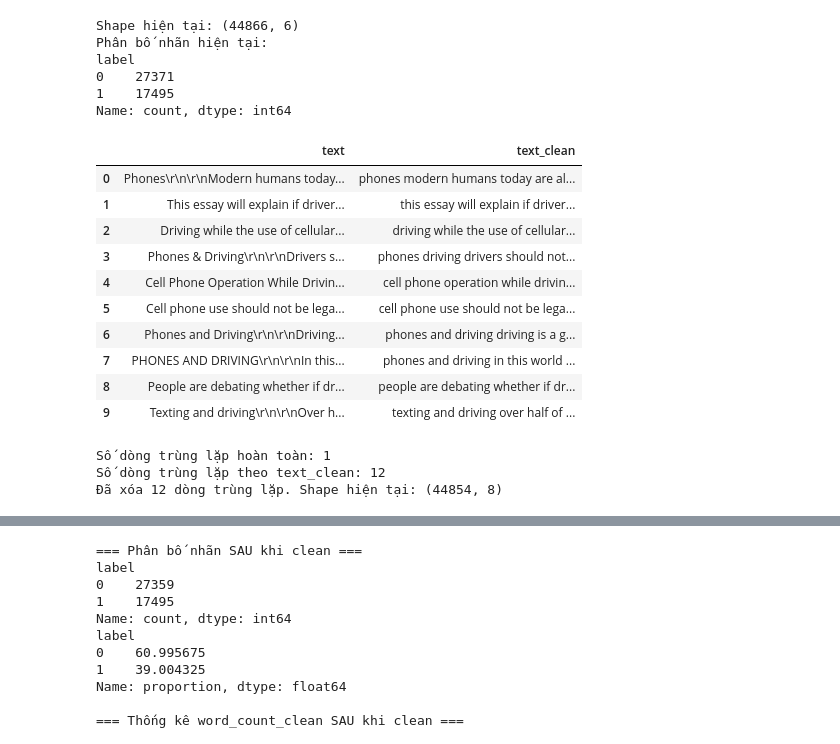
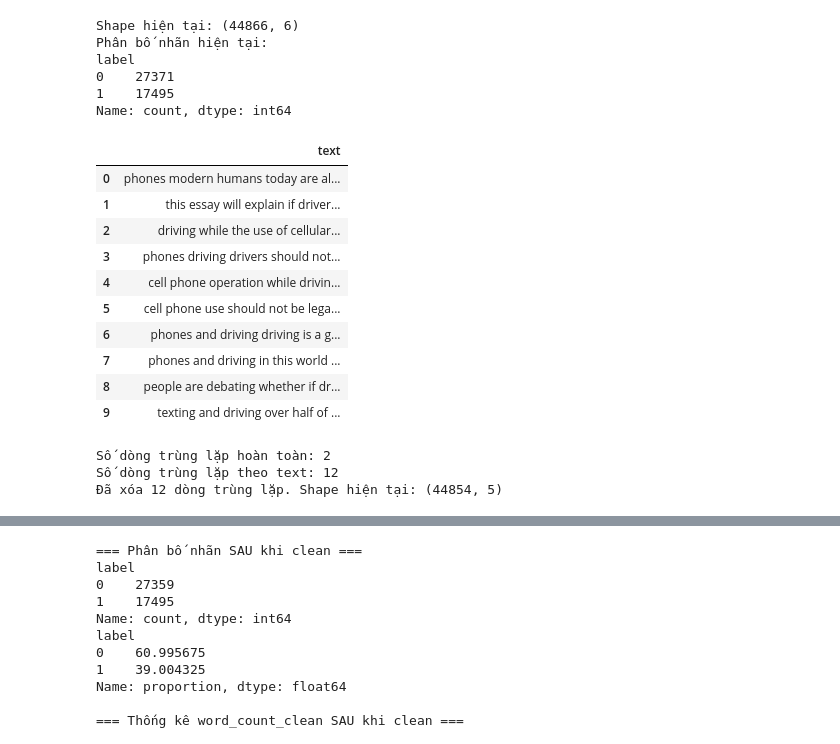
Before and after one commit to KietNH-ai/AI-Generated-Text-Essay-Detection, a Jupyter notebook: notebooks/02_data_cleanning.ipynb, the cells around one changed output, grey strips where cells are left out. Saved outputs shown, nothing was run; the diff lists cells and outputs as text; code cells hidden in the pictures.

Commit message:
clean code

```diff
--- a/notebooks/02_data_cleanning.ipynb
+++ b/notebooks/02_data_cleanning.ipynb
@@ -68,47 +68,48 @@ Name: count, dtype: int64
 # %%
 #chuẩn hóa
 import re
 
 def clean_text(text):
     text = text.lower()                                  # chuyển chữ thường
     text = re.sub(r'http\S+|www\S+', '', text)            # xóa URL
     text = re.sub(r'\S+@\S+', '', text)                   # xóa email
     text = re.sub(r'<.*?>', '', text)                      # xóa HTML tag nếu có
     text = re.sub(r'[^a-zA-Z0-9\s\.\,\!\?\']', ' ', text)  # giữ lại chữ, số, dấu câu cơ bản
     text = re.sub(r'\s+', ' ', text).strip()               # xóa khoảng trắng thừa
     return text
 
-train_df['text_clean'] = train_df['text'].apply(clean_text)
+train_df['text'] = train_df['text'].apply(clean_text)
 
 # Cập nhật lại word_count sau khi làm sạch
-train_df['word_count_clean'] = train_df['text_clean'].apply(lambda x: len(x.split()))
+train_df = train_df.drop(['RDizzl3_seven','word_count'],axis=1)
+train_df['word_count'] = train_df['text'].apply(lambda x: len(x.split()))
 
-train_df[['text', 'text_clean']].head(10)
+train_df[['text']].head(10)
 # %% [output]
-|  | text | text_clean |
-| 0 | Phones\r\n\r\nModern humans today... | phones modern humans today are al... |
-| 1 | This essay will explain if driver... | this essay will explain if driver... |
-| 2 | Driving while the use of cellular... | driving while the use of cellular... |
-| 3 | Phones & Driving\r\n\r\nDrivers s... | phones driving drivers should not... |
-| 4 | Cell Phone Operation While Drivin... | cell phone operation while drivin... |
-| 5 | Cell phone use should not be lega... | cell phone use should not be lega... |
-| 6 | Phones and Driving\r\n\r\nDriving... | phones and driving driving is a g... |
-| 7 | PHONES AND DRIVING\r\n\r\nIn this... | phones and driving in this world ... |
-| 8 | People are debating whether if dr... | people are debating whether if dr... |
-| 9 | Texting and driving\r\n\r\nOver h... | texting and driving over half of ... |
+|  | text |
+| 0 | phones modern humans today are al... |
+| 1 | this essay will explain if driver... |
+| 2 | driving while the use of cellular... |
+| 3 | phones driving drivers should not... |
+| 4 | cell phone operation while drivin... |
+| 5 | cell phone use should not be lega... |
+| 6 | phones and driving driving is a g... |
+| 7 | phones and driving in this world ... |
+| 8 | people are debating whether if dr... |
+| 9 | texting and driving over half of ... |
 # %%
 #xử lý trùng lập
 print("Số dòng trùng lặp hoàn toàn:", train_df.duplicated().sum())
-print("Số dòng trùng lặp theo text_clean:", train_df.duplicated(subset=['text_clean']).sum())
+print("Số dòng trùng lặp theo text:", train_df.duplicated(subset=['text']).sum())
 
 before = train_df.shape[0]
-train_df = train_df.drop_duplicates(subset=['text_clean']).reset_index(drop=True)
+train_df = train_df.drop_duplicates(subset=['text']).reset_index(drop=True)
 after = train_df.shape[0]
 print(f"Đã xóa {before - after} dòng trùng lặp. Shape hiện tại: {train_df.shape}")
 # %% [output]
-Số dòng trùng lặp hoàn toàn: 1
-Số dòng trùng lặp theo text_clean: 12
-Đã xóa 12 dòng trùng lặp. Shape hiện tại: (44854, 8)
+Số dòng trùng lặp hoàn toàn: 2
+Số dòng trùng lặp theo text: 12
+Đã xóa 12 dòng trùng lặp. Shape hiện tại: (44854, 5)
 # %%
 #kiểm tra
 print("Shape hiện tại:", train_df.shape)
```
Also changed, not shown: parts of 5 cells of this notebook, 13 other files.
